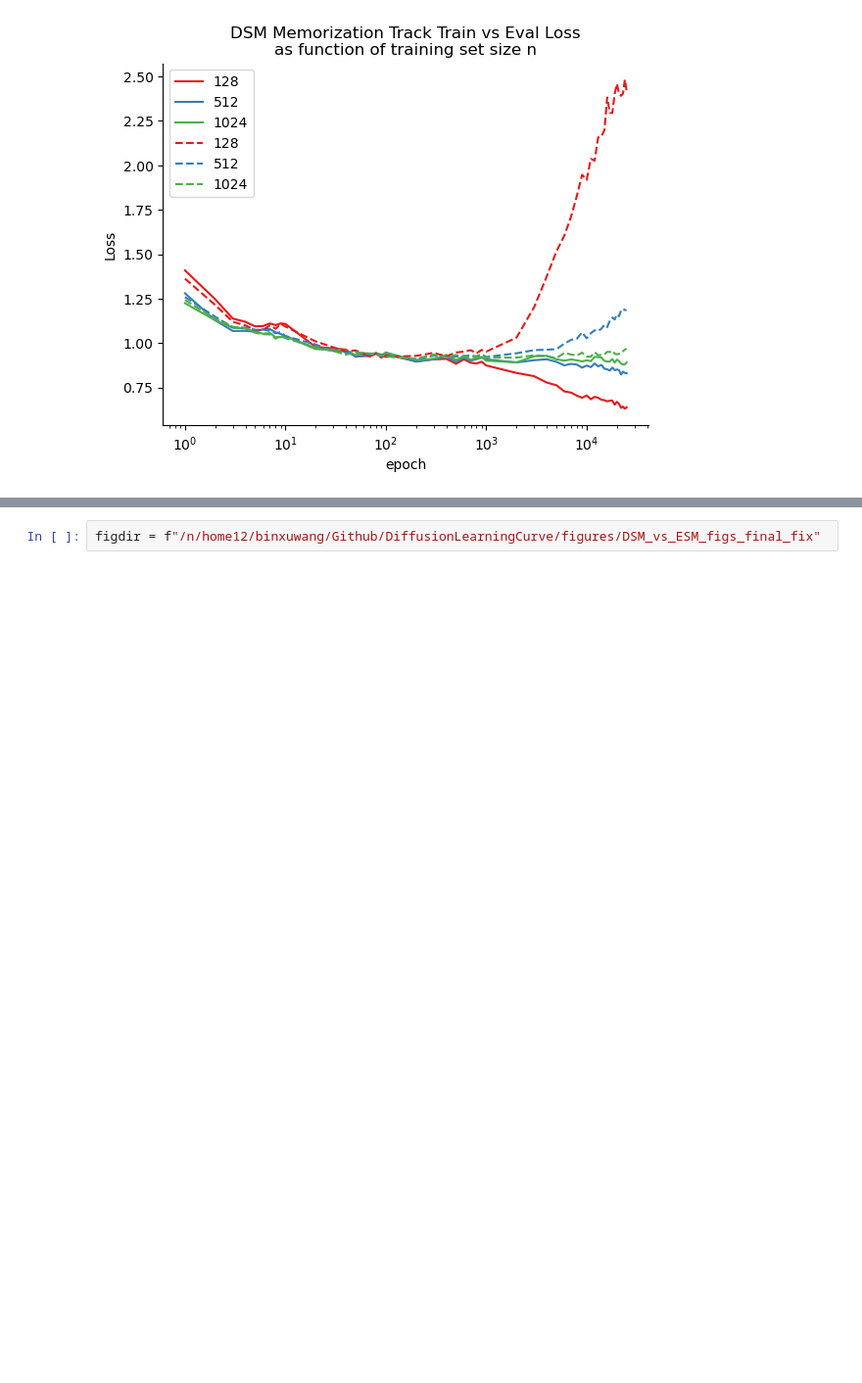
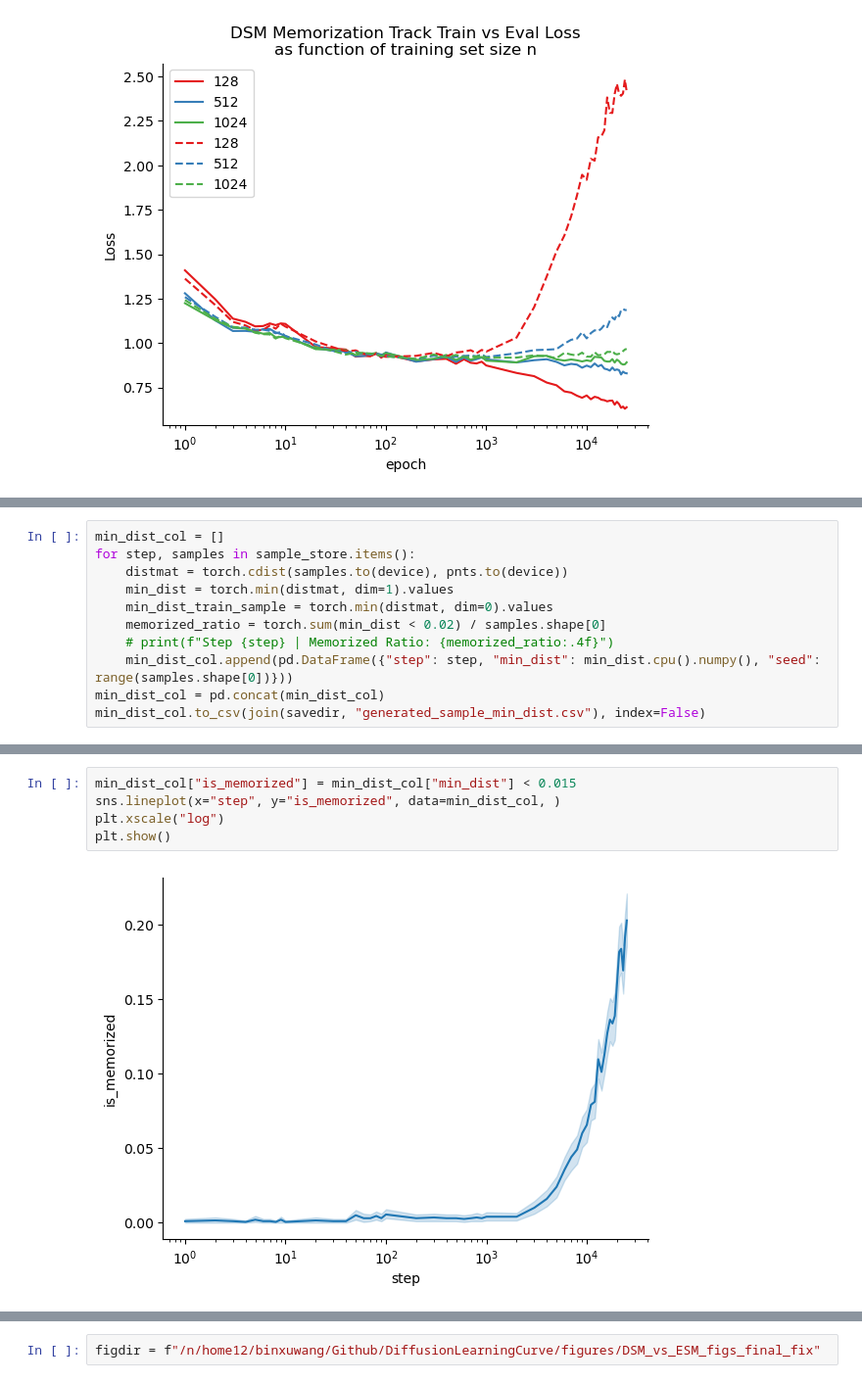
Before and after one commit to Animadversio/DiffusionMemorizationPhaseTrans, a Jupyter notebook: notebook/20260110_DSM_memorization_track.ipynb, the cells around one changed output, grey strips where cells are left out. Shown at 98% size. Drawn from its saved outputs; the diff is of its cells as text; blank space fills up the shorter version.

```diff
--- a/notebook/20260110_DSM_memorization_track.ipynb
+++ b/notebook/20260110_DSM_memorization_track.ipynb
@@ -450,0 +542,11 @@ plt.show()
+# %%
+min_dist_col = []
+for step, samples in sample_store.items():
+    distmat = torch.cdist(samples.to(device), pnts.to(device))
+    min_dist = torch.min(distmat, dim=1).values
+    min_dist_train_sample = torch.min(distmat, dim=0).values
+    memorized_ratio = torch.sum(min_dist < 0.02) / samples.shape[0]
+    # print(f"Step {step} | Memorized Ratio: {memorized_ratio:.4f}")
+    min_dist_col.append(pd.DataFrame({"step": step, "min_dist": min_dist.cpu().numpy(), "seed": range(samples.shape[0])}))
+min_dist_col = pd.concat(min_dist_col)
+min_dist_col.to_csv(join(savedir, "generated_sample_min_dist.csv"), index=False)
@@ -450,0 +569,7 @@ plt.show()
+# %%
+min_dist_col["is_memorized"] = min_dist_col["min_dist"] < 0.015
+sns.lineplot(x="step", y="is_memorized", data=min_dist_col, )
+plt.xscale("log")
+plt.show()
+# %% [output]
+[figure, added]
```
Also changed, not shown: parts of 20 cells of this notebook.
